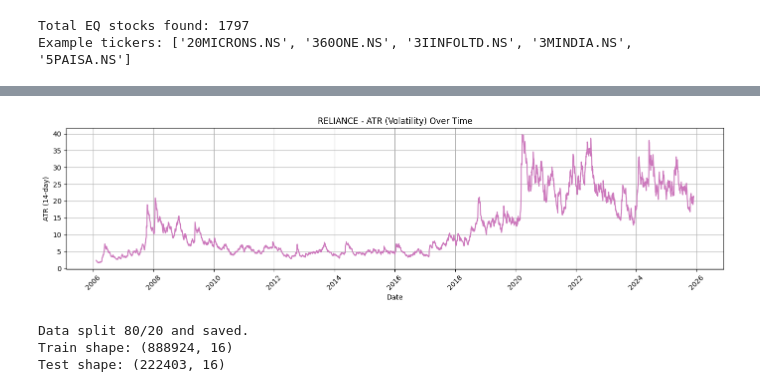
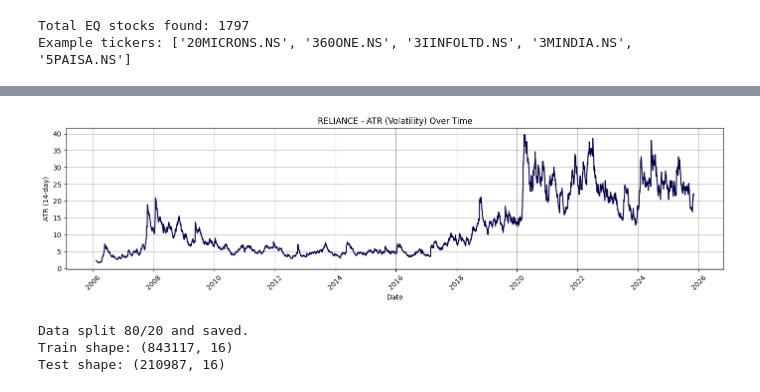
Before and after one commit to SomrajBharadwaj/STOCK-MARKET-PREDICTION-BY-USING-ML-MODELS, a Jupyter notebook: final_datascience_Project.ipynb, the cells around one changed output, grey strips where cells are left out. Drawn from its saved outputs; the diff is of its cells as text; code cells hidden in the pictures.

```diff
--- a/final_datascience_Project.ipynb
+++ b/final_datascience_Project.ipynb
@@ -473,36 +457,45 @@ Final dataset shape: (1111327, 16)
 # %%
+import numpy as np
+import pandas as pd
+import matplotlib.pyplot as plt
+import seaborn as sns
+import matplotlib.dates as mdates
+
+
 # Load the cleaned dataset
-df = pd.read_csv("/Users/somrajbharadwaj/project/final_data_science/stock_data/top250_with_indicators.csv")
+df = pd.read_csv("/Users/somrajbharadwaj/project/final_data_science/venv/dataset/top250_with_indicators.csv")
+
 # Ensure Date is in datetime format
 df["Date"] = pd.to_datetime(df["Date"])
 
 # Filter a Sample Stock
 sample_stock = "RELIANCE"
 sample_df = df[df["Stock"] == sample_stock].sort_values("Date")
 
 # 6. Plot ATR Over Time (Volatility)
 
+# Make sure ATR_14 column is present from feature engineering
 if "ATR_14" in sample_df.columns:
     plt.figure(figsize=(14, 4))
-    sns.lineplot(data=sample_df, x="Date", y="ATR_14", color='#CC78BC')
+    sns.lineplot(data=sample_df, x="Date", y="ATR_14", color="#020247")
     plt.title(f"{sample_stock} - ATR (Volatility) Over Time")
     plt.xlabel("Date")
     plt.ylabel("ATR (14-day)")
     plt.xticks(rotation=45)
     plt.gca().xaxis.set_major_locator(mdates.YearLocator(2))
     plt.gca().xaxis.set_major_formatter(mdates.DateFormatter('%Y'))
     plt.grid(True)
     plt.tight_layout()
     plt.show()
 else:
     print("ATR_14 column not found. Make sure technical indicators are computed.")
 # %% [output]
-[figure, old version]
+[figure, new version]
 # %%
 import pandas as pd
 
 # Load the dataset with technical indicators
-df = pd.read_csv("/Users/somrajbharadwaj/project/final_data_science/stock_data/top250_with_indicators.csv")
+df = pd.read_csv("/Users/somrajbharadwaj/project/final_data_science/venv/dataset/top250_with_indicators.csv")
 df["Date"] = pd.to_datetime(df["Date"])
 
 # Store train/test splits
@@ -528,16 +521,16 @@ train_data = pd.concat(train_list, ignore_index=True)
 test_data = pd.concat(test_list, ignore_index=True)
 
 # Save to file for modeling use
-train_data.to_csv("/Users/somrajbharadwaj/project/final_data_science/stock_data/train_80.csv", index=False)
-test_data.to_csv("/Users/somrajbharadwaj/project/final_data_science/stock_data/test_20.csv", index=False)
+train_data.to_csv("/Users/somrajbharadwaj/project/final_data_science/venv/train_80.csv", index=False)
+test_data.to_csv("/Users/somrajbharadwaj/project/final_data_science/venv/test_20.csv", index=False)
 
 print("Data split 80/20 and saved.")
 print("Train shape:", train_data.shape)
 print("Test shape:", test_data.shape)
 # %% [output]
 Data split 80/20 and saved.
-Train shape: (888924, 16)
-Test shape: (222403, 16)
+Train shape: (843117, 16)
+Test shape: (210987, 16)
 # %%
 import pandas as pd
 import numpy as np
```
Also changed, not shown: parts of 19 cells of this notebook.
